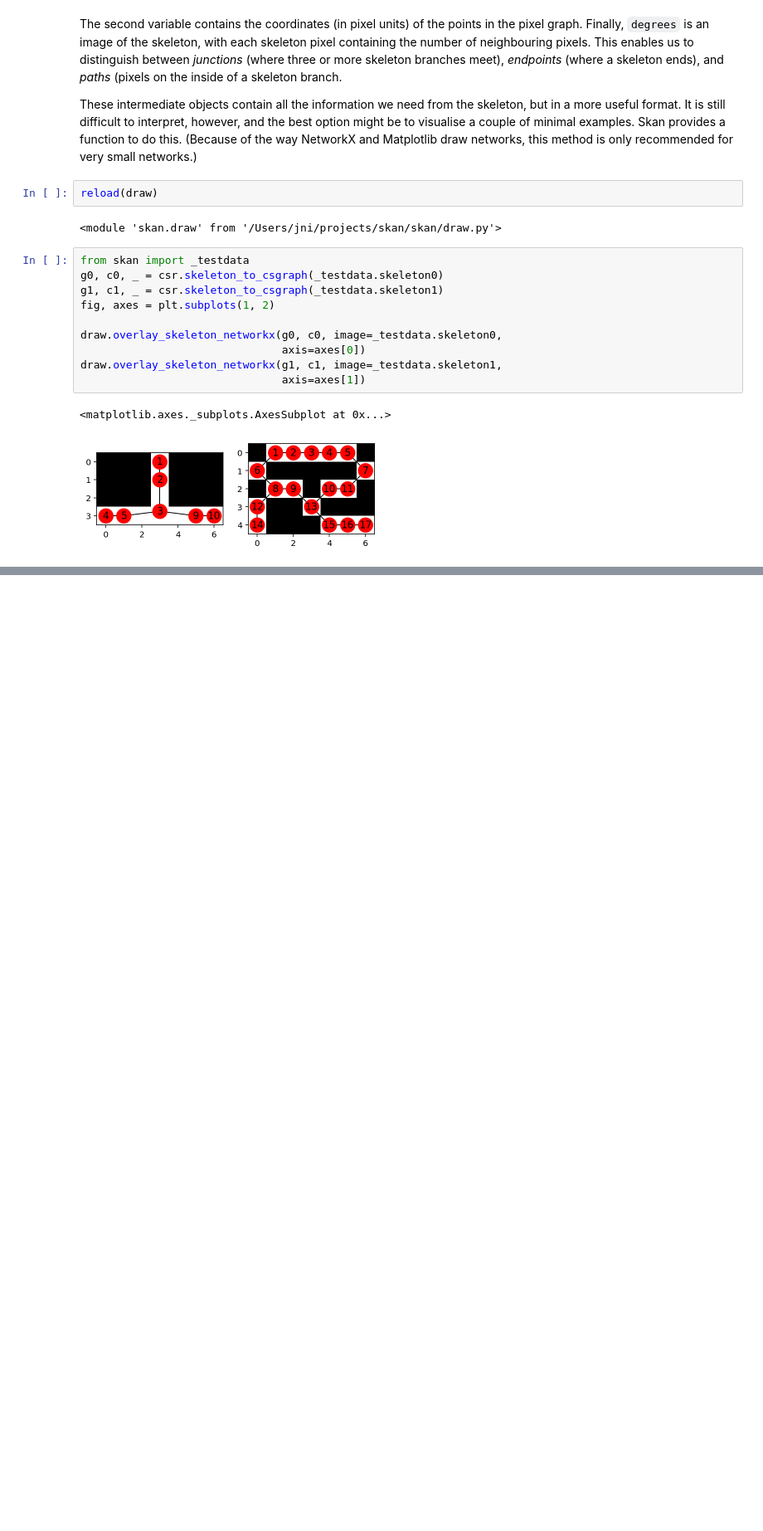
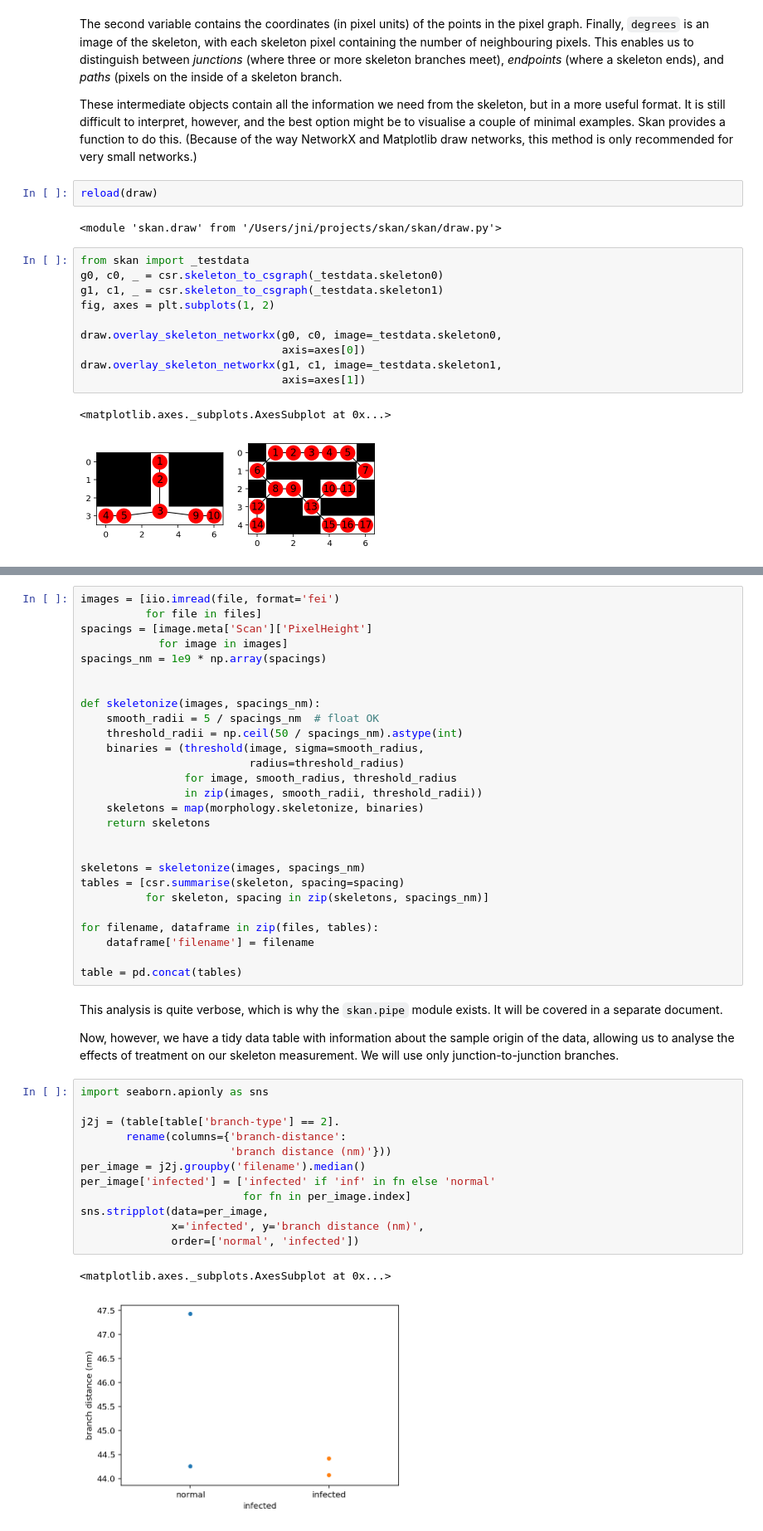
Before and after one commit to jni/skan, a Jupyter notebook: doc/getting_started.ipynb, the cells around one changed output, grey strips where cells are left out. Shown at 83% size. Cells and saved outputs as stored; diff of their text form; blank space fills up the shorter version.

```diff
--- a/doc/getting_started.ipynb
+++ b/doc/getting_started.ipynb
@@ -113,0 +158,46 @@ The function `skan.csr.summarise` uses this graph to trace the path from junctio
+# %%
+images = [iio.imread(file, format='fei')
+          for file in files]
+spacings = [image.meta['Scan']['PixelHeight']
+            for image in images]
+spacings_nm = 1e9 * np.array(spacings)
+
+
+def skeletonize(images, spacings_nm):
+    smooth_radii = 5 / spacings_nm  # float OK
+    threshold_radii = np.ceil(50 / spacings_nm).astype(int)
+    binaries = (threshold(image, sigma=smooth_radius,
+                          radius=threshold_radius)
+                for image, smooth_radius, threshold_radius
+                in zip(images, smooth_radii, threshold_radii))
+    skeletons = map(morphology.skeletonize, binaries)
+    return skeletons
+
+
+skeletons = skeletonize(images, spacings_nm)
+tables = [csr.summarise(skeleton, spacing=spacing)
+          for skeleton, spacing in zip(skeletons, spacings_nm)]
+
+for filename, dataframe in zip(files, tables):
+    dataframe['filename'] = filename
+
+table = pd.concat(tables)
+# %% [markdown]
+This analysis is quite verbose, which is why the `skan.pipe` module exists. It will be covered in a separate document.
+
+Now, however, we have a tidy data table with information about the sample origin of the data, allowing us to analyse the effects of treatment on our skeleton measurement. We will use only junction-to-junction branches.
+# %%
+import seaborn.apionly as sns
+
+j2j = (table[table['branch-type'] == 2].
+       rename(columns={'branch-distance':
+                       'branch distance (nm)'}))
+per_image = j2j.groupby('filename').median()
+per_image['infected'] = ['infected' if 'inf' in fn else 'normal'
+                         for fn in per_image.index]
+sns.stripplot(data=per_image,
+              x='infected', y='branch distance (nm)',
+              order=['normal', 'infected'])
+# %% [output]
+<matplotlib.axes._subplots.AxesSubplot at 0x...>
+[figure, added]
```
Also changed, not shown: parts of 7 cells of this notebook.
